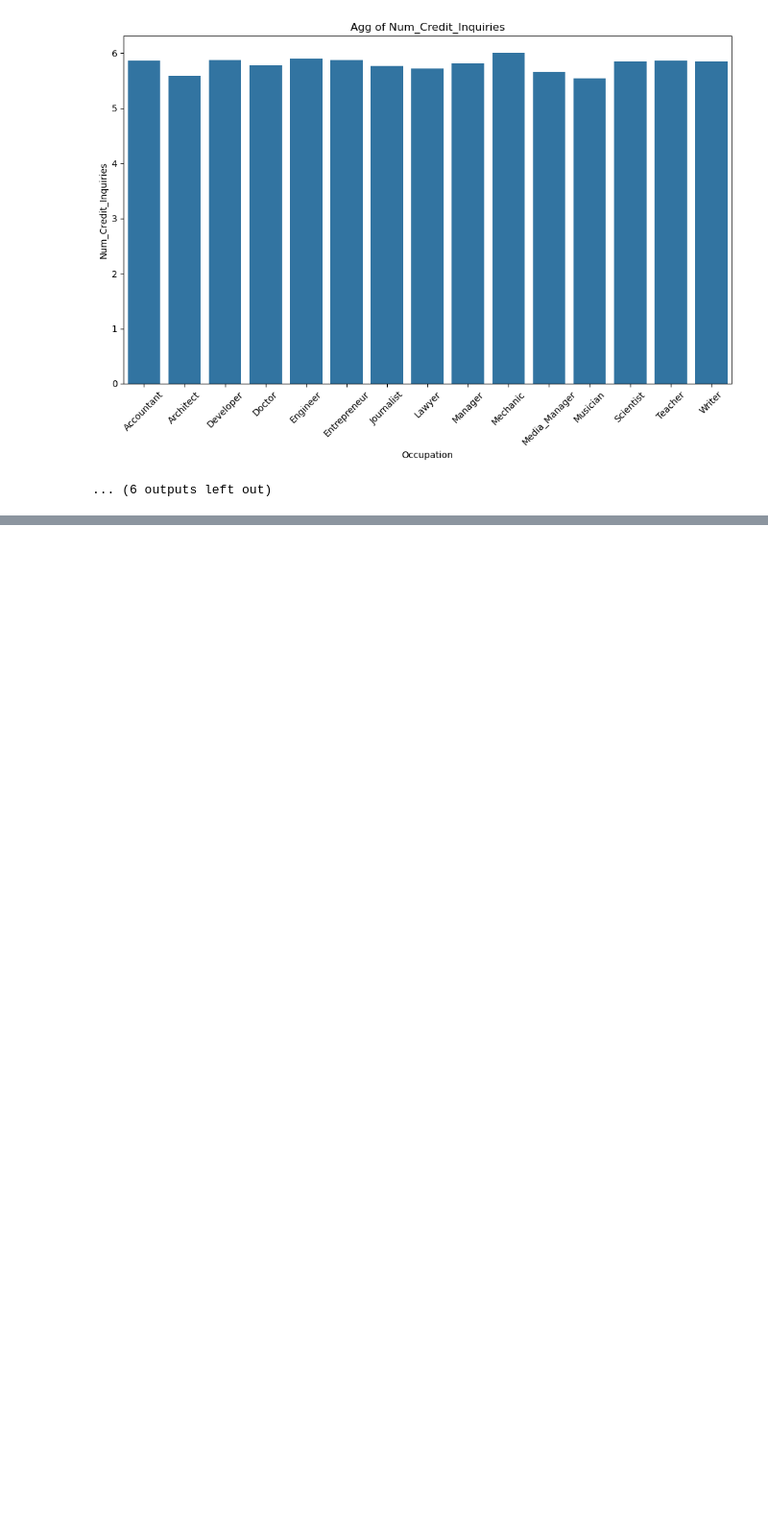
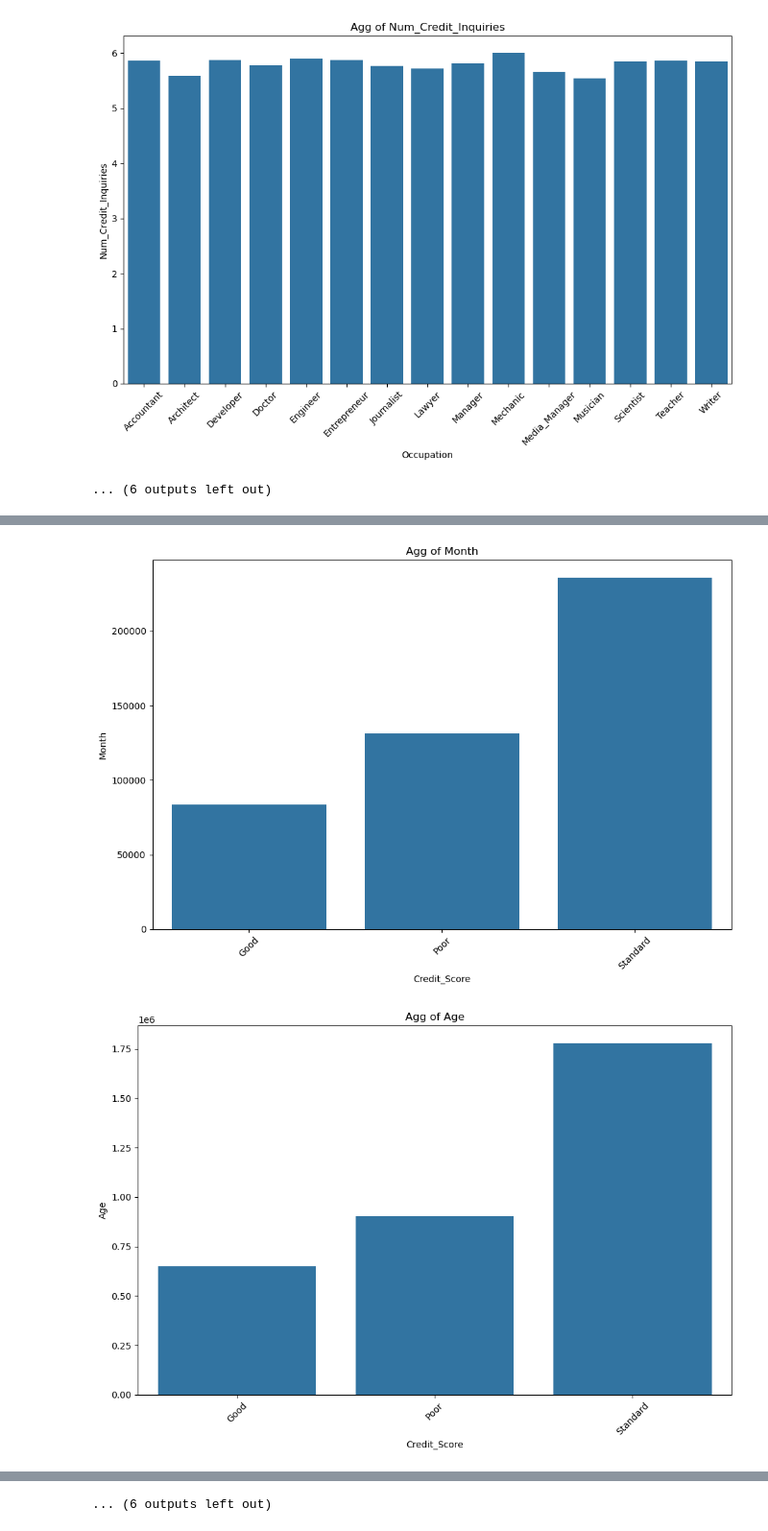
Before and after one commit to MaukanMir/Credit-Classification-Analysis, a Jupyter notebook: training.ipynb, the cells around one changed output, grey strips where cells are left out. Shown at 96% size. Drawn from its saved outputs; the diff is of its cells as text; code cells hidden in the pictures; blank space fills up the shorter version.

```diff
--- a/training.ipynb
+++ b/training.ipynb
@@ -207,0 +225,6 @@ for col in numeric_cols.columns:
+# %%
+for col in numeric_cols.columns:
+  aggregate_dataset(df, "Credit_Score", col, "sum")
+# %% [output]
+[figure, added]
+[figure, added]
@@ -207,0 +241 @@ for col in numeric_cols.columns:
+... (6 outputs left out)
```
Also changed, not shown: parts of 2 cells of this notebook.
